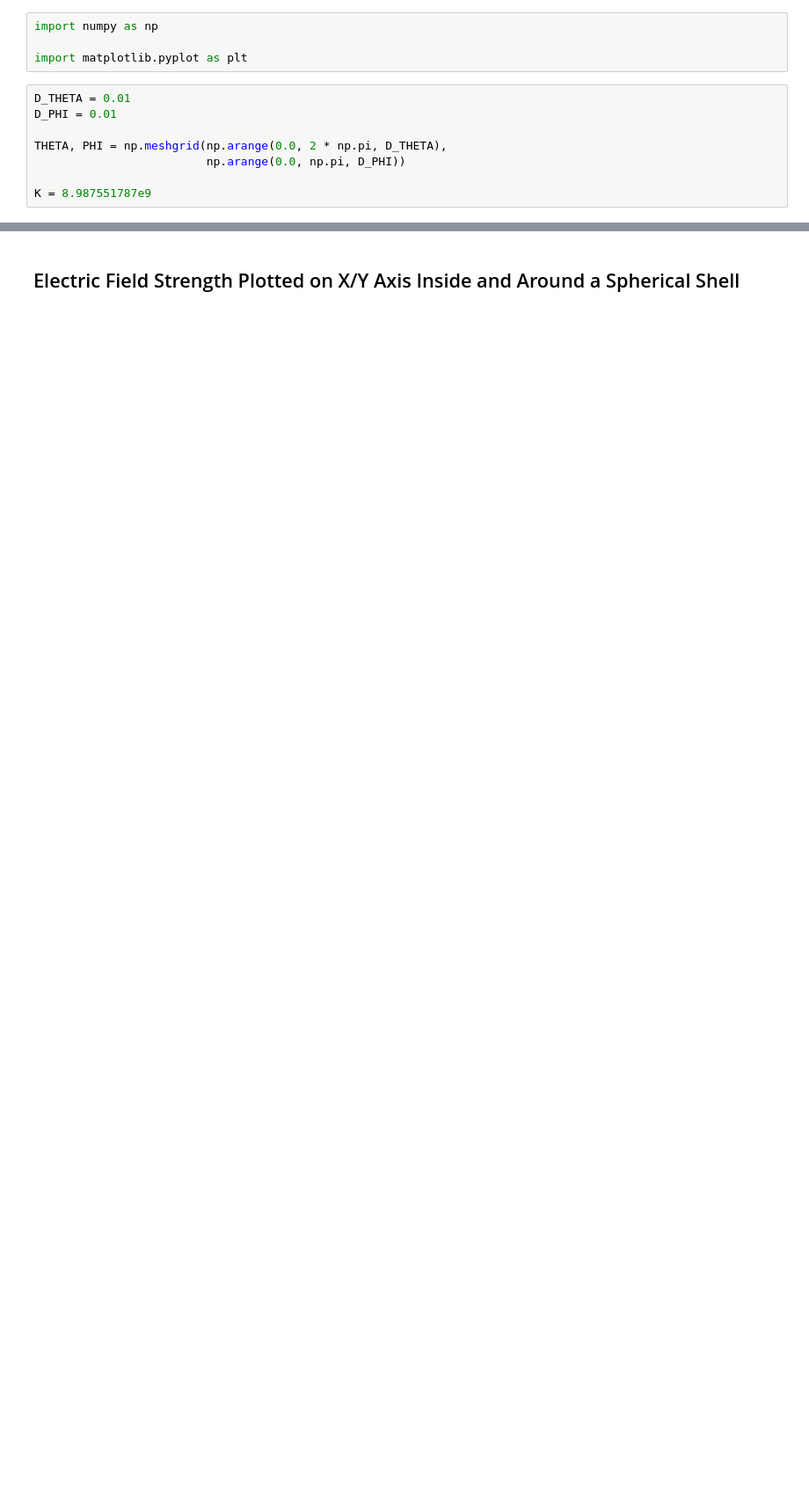
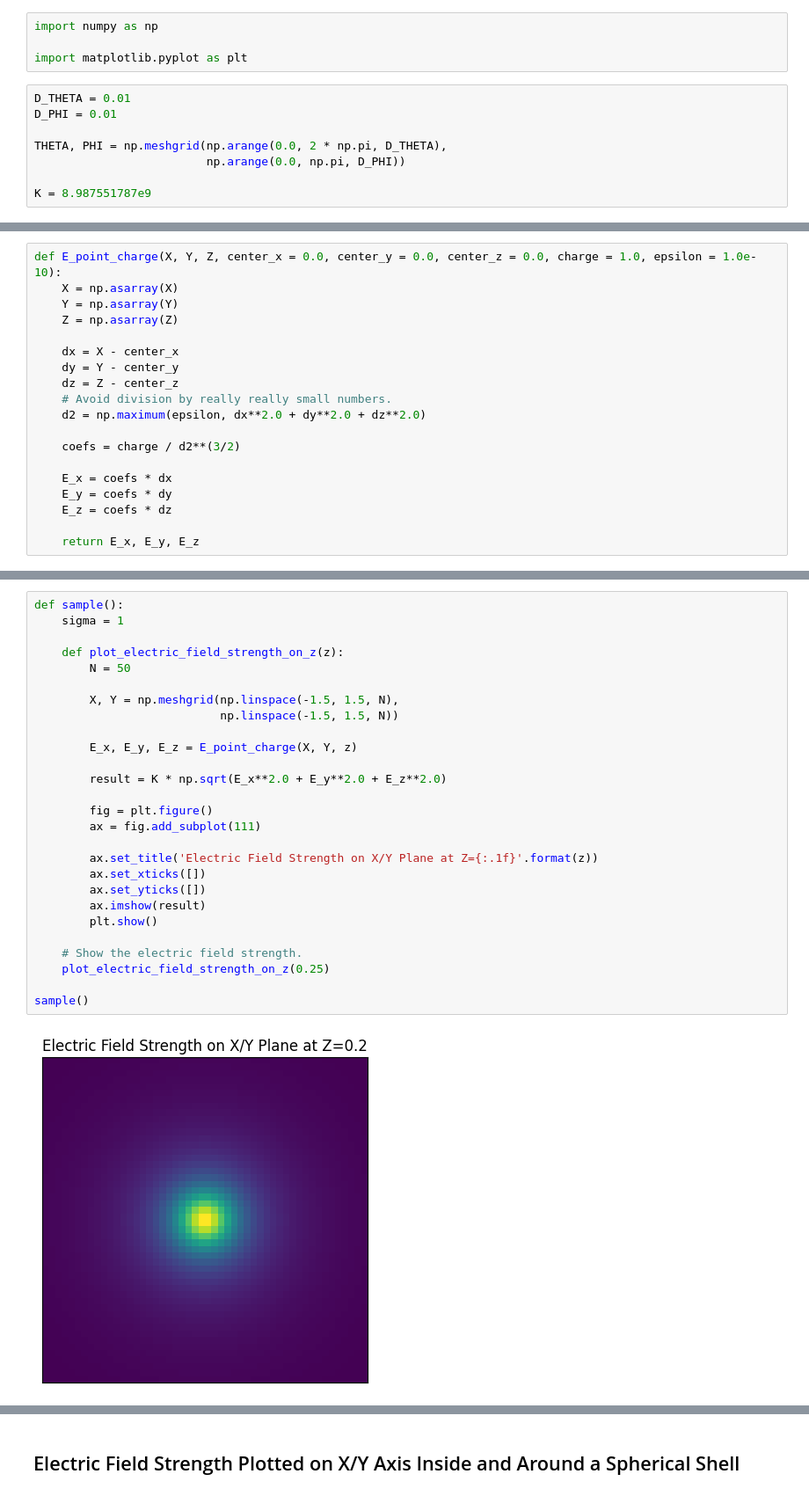
Before and after one commit to fractalate/math, a Jupyter notebook: notes/numeric_integrals_3d.ipynb, the cells around one changed output, grey strips where cells are left out. Shown at 88% size. Cells and saved outputs as stored; diff of their text form; blank space fills up the shorter version.

```diff
--- a/notes/numeric_integrals_3d.ipynb
+++ b/notes/numeric_integrals_3d.ipynb
@@ -12,0 +32,19 @@ K = 8.987551787e9
+# %%
+def E_point_charge(X, Y, Z, center_x = 0.0, center_y = 0.0, center_z = 0.0, charge = 1.0, epsilon = 1.0e-10):
+    X = np.asarray(X)
+    Y = np.asarray(Y)
+    Z = np.asarray(Z)
+
+    dx = X - center_x
+    dy = Y - center_y
+    dz = Z - center_z
+    # Avoid division by really really small numbers.
+    d2 = np.maximum(epsilon, dx**2.0 + dy**2.0 + dz**2.0)
+
+    coefs = charge / d2**(3/2)
+
+    E_x = coefs * dx
+    E_y = coefs * dy
+    E_z = coefs * dz
+
+    return E_x, E_y, E_z
@@ -12,0 +53,29 @@ K = 8.987551787e9
+# %%
+def sample():
+    sigma = 1
+
+    def plot_electric_field_strength_on_z(z):
+        N = 50
+
+        X, Y = np.meshgrid(np.linspace(-1.5, 1.5, N),
+                           np.linspace(-1.5, 1.5, N))
+
+        E_x, E_y, E_z = E_point_charge(X, Y, z)
+
+        result = K * np.sqrt(E_x**2.0 + E_y**2.0 + E_z**2.0)
+
+        fig = plt.figure()
+        ax = fig.add_subplot(111)
+
+        ax.set_title('Electric Field Strength on X/Y Plane at Z={:.1f}'.format(z))
+        ax.set_xticks([])
+        ax.set_yticks([])
+        ax.imshow(result)
+        plt.show()
+
+    # Show the electric field strength.
+    plot_electric_field_strength_on_z(0.25)
+
+sample()
+# %% [output]
+[figure, added]
```
Also changed, not shown: parts of 9 cells of this notebook.
